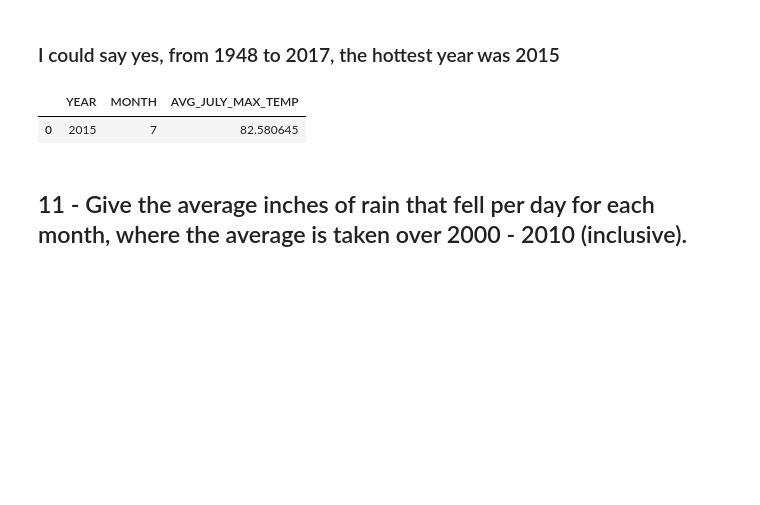
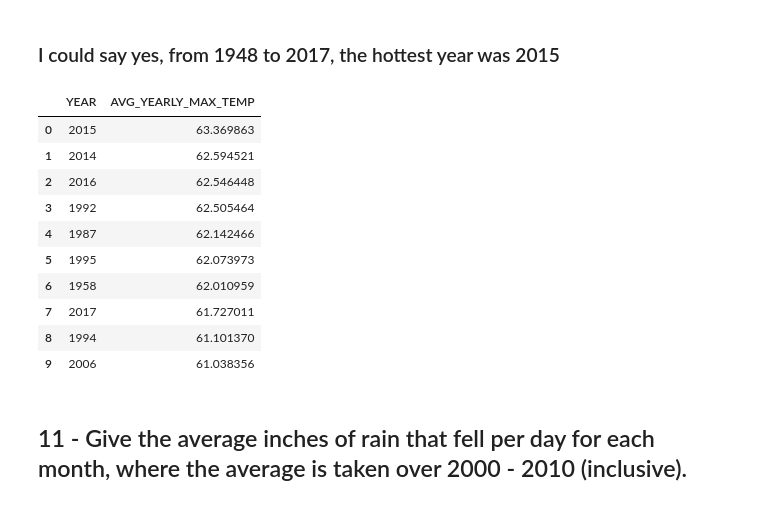
Before and after one commit to maxidiazbattan/SQL-practice, a Jupyter notebook: sql-seattle-weather.ipynb, the cells around one changed output. Saved outputs shown, nothing was run; the diff lists cells and outputs as text; code cells hidden in the pictures; blank space fills up the shorter version.

```diff
--- a/sql-seattle-weather.ipynb
+++ b/sql-seattle-weather.ipynb
@@ -218,16 +218,24 @@ duckdb.query("""
 ### I could say yes, from 1948 to 2017, the hottest year was 2015
 # %%
 duckdb.query("""
-            SELECT EXTRACT (YEAR FROM DATE) AS YEAR, EXTRACT (MONTH FROM DATE) AS MONTH, AVG(TMAX) AS AVG_JULY_MAX_TEMP,
+            SELECT EXTRACT (YEAR FROM DATE) AS YEAR, AVG(TMAX) AS AVG_YEARLY_MAX_TEMP,
             FROM weather
-            GROUP BY YEAR, MONTH
-            HAVING MONTH = 7
-            ORDER BY AVG_JULY_MAX_TEMP DESC
-            LIMIT 1
+            GROUP BY YEAR
+            ORDER BY AVG_YEARLY_MAX_TEMP DESC
+            LIMIT 10
 """).df()
 # %% [output]
-|  | YEAR | MONTH | AVG_JULY_MAX_TEMP |
-| 0 | 2015 | 7 | 82.580645 |
+|  | YEAR | AVG_YEARLY_MAX_TEMP |
+| 0 | 2015 | 63.369863 |
+| 1 | 2014 | 62.594521 |
+| 2 | 2016 | 62.546448 |
+| 3 | 1992 | 62.505464 |
+| 4 | 1987 | 62.142466 |
+| 5 | 1995 | 62.073973 |
+| 6 | 1958 | 62.010959 |
+| 7 | 2017 | 61.727011 |
+| 8 | 1994 | 61.101370 |
+| 9 | 2006 | 61.038356 |
 # %% [markdown]
 ## 11 - Give the average inches of rain that fell per day for each month, where the average is taken over 2000 - 2010 (inclusive).
 # %%
```
